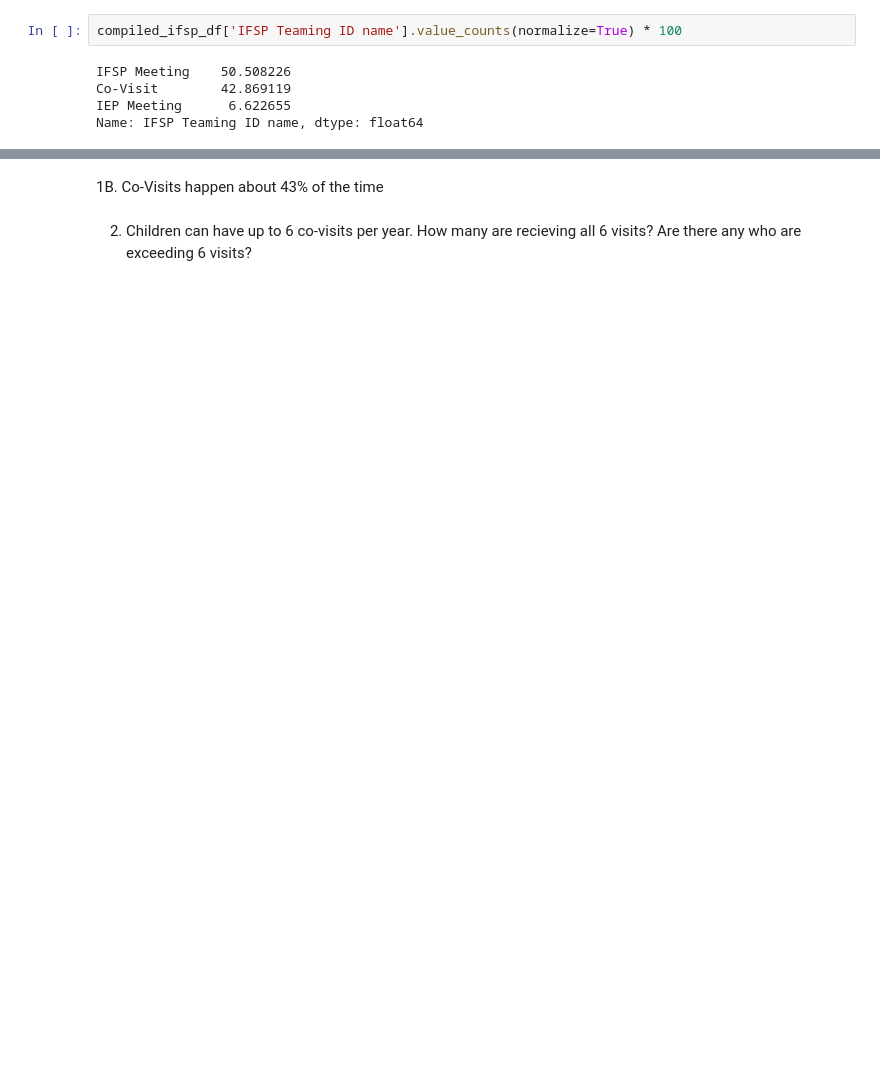
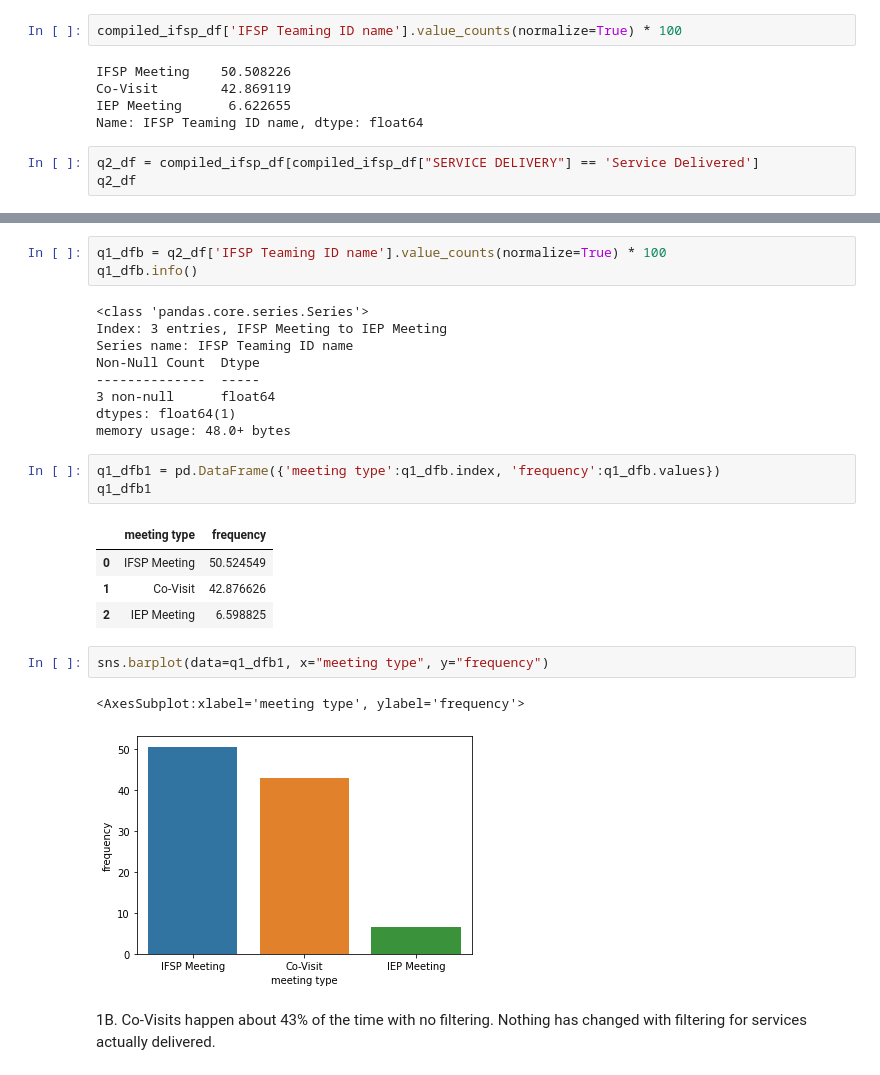
Before and after one commit to NSS-Data-Analytics-Cohort-8/teis_da8_1-new-balance-and-grill, a Jupyter notebook: notebooks/partner_project_2.ipynb, the cells around one changed output, grey strips where cells are left out. Saved outputs shown, nothing was run; the diff lists cells and outputs as text; blank space fills up the shorter version.

```diff
--- a/notebooks/partner_project_2.ipynb
+++ b/notebooks/partner_project_2.ipynb
@@ -73,3 +80,6 @@ IFSP Meeting    50.508226
 Co-Visit        42.869119
 IEP Meeting      6.622655
 Name: IFSP Teaming ID name, dtype: float64
+# %%
+q2_df = compiled_ifsp_df[compiled_ifsp_df["SERVICE DELIVERY"] == 'Service Delivered']
+q2_df
@@ -76,4 +100,27 @@ Name: IFSP Teaming ID name, dtype: float64
+# %%
+q1_dfb = q2_df['IFSP Teaming ID name'].value_counts(normalize=True) * 100
+q1_dfb.info()
+# %% [output]
+<class 'pandas.core.series.Series'>
+Index: 3 entries, IFSP Meeting to IEP Meeting
+Series name: IFSP Teaming ID name
+Non-Null Count  Dtype
+--------------  -----
+3 non-null      float64
+dtypes: float64(1)
+memory usage: 48.0+ bytes
+# %%
+q1_dfb1 = pd.DataFrame({'meeting type':q1_dfb.index, 'frequency':q1_dfb.values})
+q1_dfb1
+# %% [output]
+|  | meeting type | frequency |
+| 0 | IFSP Meeting | 50.524549 |
+| 1 | Co-Visit | 42.876626 |
+| 2 | IEP Meeting | 6.598825 |
+# %%
+sns.barplot(data=q1_dfb1, x="meeting type", y="frequency")
+# %% [output]
+<AxesSubplot:xlabel='meeting type', ylabel='frequency'>
+[figure, added]
 # %% [markdown]
-1B. Co-Visits happen about 43% of the time
+1B. Co-Visits happen about 43% of the time with no filtering. Nothing has changed with filtering for services actually delivered.
-# %% [markdown]
-2. Children can have up to 6 co-visits per year. How many are recieving all 6 visits? Are there any who are exceeding 6 visits?
```
Also changed, not shown: parts of 26 cells of this notebook.
